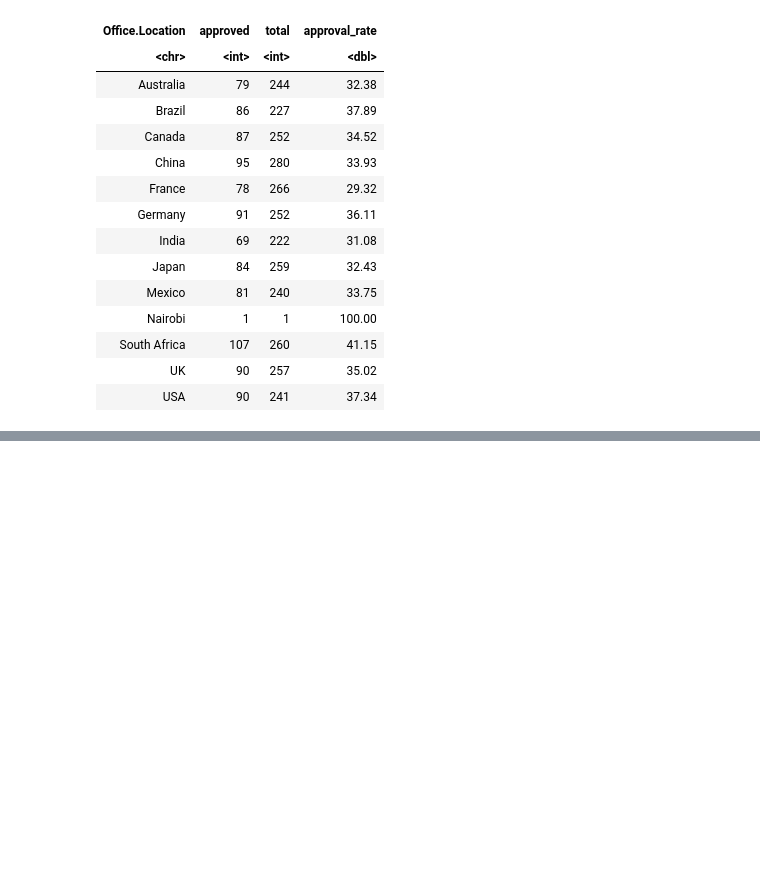
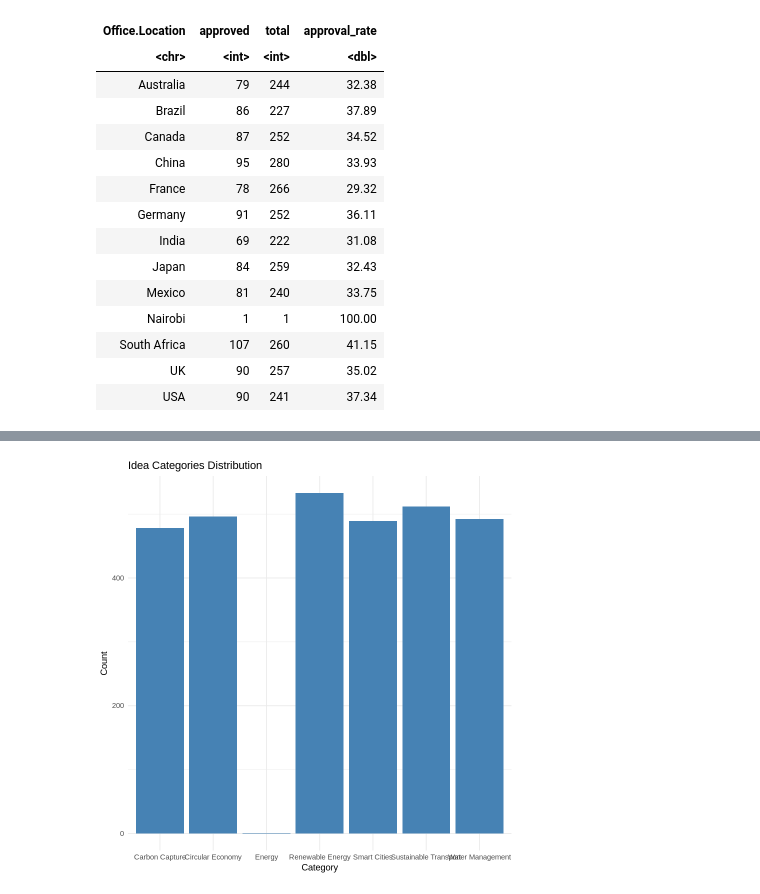
Before and after one commit to AmilaDarshanaJ/greenfuture-idea-analysis, a Jupyter notebook: GreenFuture_IdeaAnalysis_R_SQL_Colab.ipynb, the cells around one changed output, grey strips where cells are left out. Drawn from its saved outputs; the diff is of its cells as text; code cells hidden in the pictures; blank space fills up the shorter version.

```diff
--- a/GreenFuture_IdeaAnalysis_R_SQL_Colab.ipynb
+++ b/GreenFuture_IdeaAnalysis_R_SQL_Colab.ipynb
@@ -203,3 +203,16 @@ A data.frame: 13 × 4
 | South Africa | 107 | 260 | 41.15 |
 | UK | 90 | 257 | 35.02 |
 | USA | 90 | 241 | 37.34 |
+# %%
+# Step 1: Convert submission date to Date format (if not already done)
+data$`Idea.Submission.Date` <- as.Date(data$`Idea.Submission.Date`)
+
+# Step 2: Create the idea_age_days column
+data$idea_age_days <- as.numeric(Sys.Date() - data$`Idea.Submission.Date`)
+
+# Step 3: Filter to exclude missing values
+clean_data <- filter(data, !is.na(idea_age_days) & !is.na(`Number.of.Votes`))
+
+# Use the correct column names as they appear in the data frame
+popular_ideas <- filter(data, `Number.of.Votes` > 50 & `Approval.Status` == "Approved")
+head(popular_ideas)
@@ -205,0 +229,7 @@ A data.frame: 13 × 4
+# %%
+ggplot(data, aes(x = `Idea.Category`)) +
+  geom_bar(fill = "steelblue") +
+  labs(title = "Idea Categories Distribution", x = "Category", y = "Count") +
+  theme_minimal()
+# %% [output]
+[figure, added]
```
Also changed, not shown: parts of 3 cells of this notebook.
